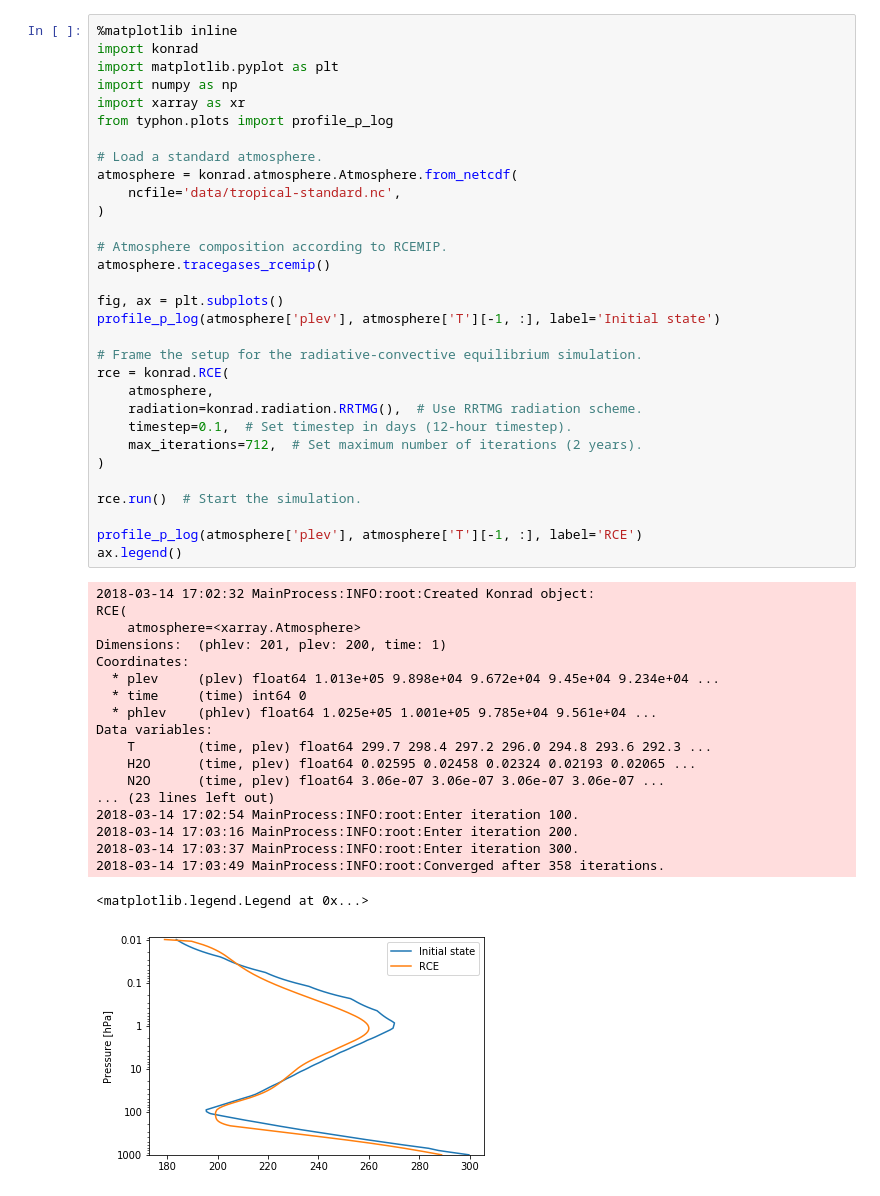
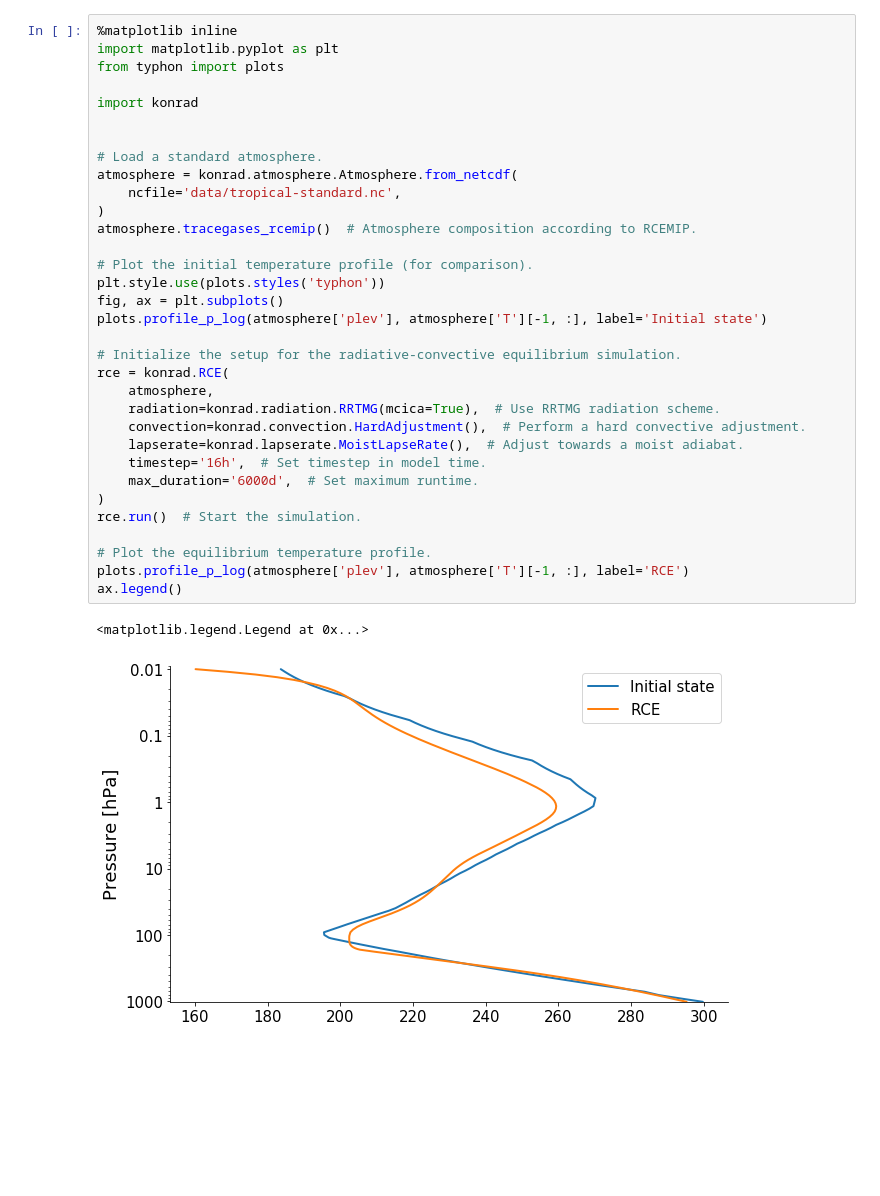
Before and after one commit to atmtools/konrad, a Jupyter notebook: tutorials/simple_rce.ipynb, the cells around one changed output. Drawn from its saved outputs; the diff is of its cells as text; blank space fills up the shorter version.

```diff
--- a/tutorials/simple_rce.ipynb
+++ b/tutorials/simple_rce.ipynb
@@ -1,51 +1,36 @@
 # %%
 %matplotlib inline
+import matplotlib.pyplot as plt
+from typhon import plots
+
 import konrad
-import matplotlib.pyplot as plt
-import numpy as np
-import xarray as xr
-from typhon.plots import profile_p_log
+
 
 # Load a standard atmosphere.
 atmosphere = konrad.atmosphere.Atmosphere.from_netcdf(
     ncfile='data/tropical-standard.nc',
 )
+atmosphere.tracegases_rcemip()  # Atmosphere composition according to RCEMIP.
 
-# Atmosphere composition according to RCEMIP.
-atmosphere.tracegases_rcemip()
+# Plot the initial temperature profile (for comparison).
+plt.style.use(plots.styles('typhon'))
+fig, ax = plt.subplots()
+plots.profile_p_log(atmosphere['plev'], atmosphere['T'][-1, :], label='Initial state')
 
-fig, ax = plt.subplots()
-profile_p_log(atmosphere['plev'], atmosphere['T'][-1, :], label='Initial state')
-
-# Frame the setup for the radiative-convective equilibrium simulation.
+# Initialize the setup for the radiative-convective equilibrium simulation.
 rce = konrad.RCE(
     atmosphere,
-    radiation=konrad.radiation.RRTMG(),  # Use RRTMG radiation scheme.
-    timestep=0.1,  # Set timestep in days (12-hour timestep).
-    max_iterations=712,  # Set maximum number of iterations (2 years).
+    radiation=konrad.radiation.RRTMG(mcica=True),  # Use RRTMG radiation scheme.
+    convection=konrad.convection.HardAdjustment(),  # Perform a hard convective adjustment.
+    lapserate=konrad.lapserate.MoistLapseRate(),  # Adjust towards a moist adiabat.
+    timestep='16h',  # Set timestep in model time.
+    max_duration='6000d',  # Set maximum runtime.
 )
-
 rce.run()  # Start the simulation.
 
-profile_p_log(atmosphere['plev'], atmosphere['T'][-1, :], label='RCE')
+# Plot the equilibrium temperature profile.
+plots.profile_p_log(atmosphere['plev'], atmosphere['T'][-1, :], label='RCE')
 ax.legend()
 # %% [output]
-2018-03-14 17:02:32 MainProcess:INFO:root:Created Konrad object:
-RCE(
-    atmosphere=<xarray.Atmosphere>
-Dimensions:  (phlev: 201, plev: 200, time: 1)
-Coordinates:
-  * plev     (plev) float64 1.013e+05 9.898e+04 9.672e+04 9.45e+04 9.234e+04 ...
-  * time     (time) int64 0
-  * phlev    (phlev) float64 1.025e+05 1.001e+05 9.785e+04 9.561e+04 ...
-Data variables:
-    T        (time, plev) float64 299.7 298.4 297.2 296.0 294.8 293.6 292.3 ...
-    H2O      (time, plev) float64 0.02595 0.02458 0.02324 0.02193 0.02065 ...
-    N2O      (time, plev) float64 3.06e-07 3.06e-07 3.06e-07 3.06e-07 ...
-... (23 lines left out)
-2018-03-14 17:02:54 MainProcess:INFO:root:Enter iteration 100.
-2018-03-14 17:03:16 MainProcess:INFO:root:Enter iteration 200.
-2018-03-14 17:03:37 MainProcess:INFO:root:Enter iteration 300.
-2018-03-14 17:03:49 MainProcess:INFO:root:Converged after 358 iterations.
+<matplotlib.legend.Legend at 0x...>
-<matplotlib.legend.Legend at 0x...>
-[figure, old version]
+[figure, new version]
```
